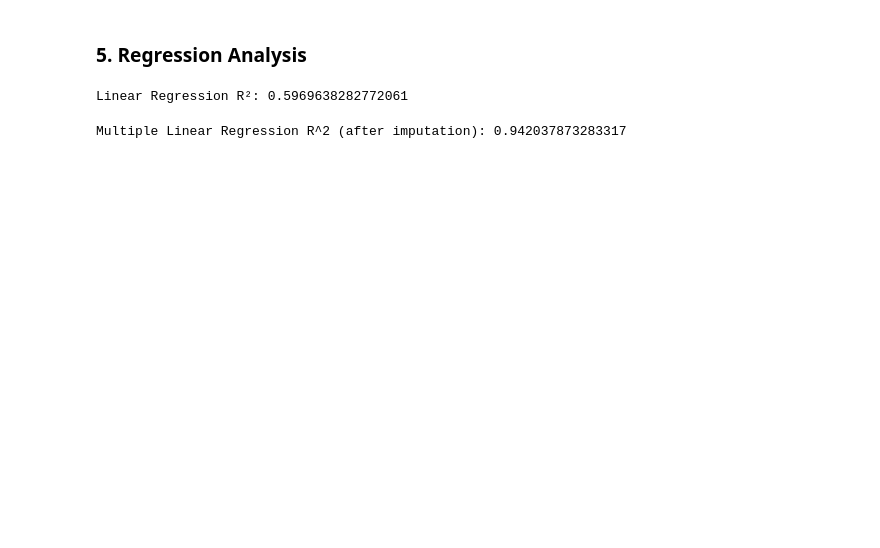
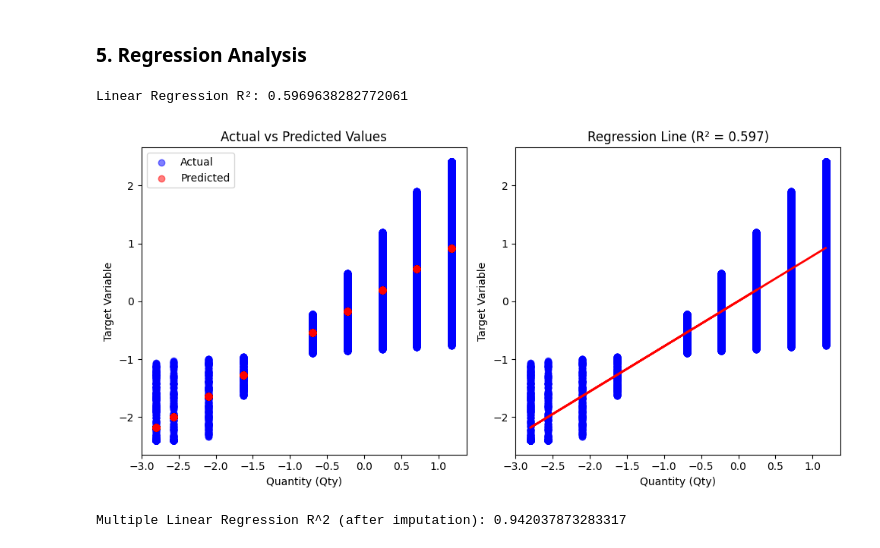
Before and after one commit to Mahmoudabuelfadl25/-Basics-of-Python-in-Data-Analytics, a Jupyter notebook: retail.ipynb, the cells around one changed output. Cells and saved outputs as stored; diff of their text form; code cells hidden in the pictures; blank space fills up the shorter version.

```diff
--- a/retail.ipynb
+++ b/retail.ipynb
@@ -594,6 +660,34 @@ y_pred_lr = lr.predict(X_test[['Qty']])
 print("Linear Regression R²:", r2_score(y_test, y_pred_lr))
 # %% [output]
 Linear Regression R²: 0.5969638282772061
+# %%
+import matplotlib.pyplot as plt
+import numpy as np
+
+# Plotting regression results
+plt.figure(figsize=(10, 5))
+
+# 1. Scatter plot of actual vs predicted values
+plt.subplot(1, 2, 1)
+plt.scatter(X_test['Qty'], y_test, color='blue', alpha=0.5, label='Actual')
+plt.scatter(X_test['Qty'], y_pred_lr, color='red', alpha=0.5, label='Predicted')
+plt.xlabel('Quantity (Qty)')
+plt.ylabel('Target Variable')
+plt.title('Actual vs Predicted Values')
+plt.legend()
+
+# 2. Regression line plot
+plt.subplot(1, 2, 2)
+plt.scatter(X_test['Qty'], y_test, color='blue', alpha=0.5)
+plt.plot(X_test['Qty'], y_pred_lr, color='red', linewidth=2)
+plt.xlabel('Quantity (Qty)')
+plt.ylabel('Target Variable')
+plt.title('Regression Line (R² = {:.3f})'.format(r2_score(y_test, y_pred_lr)))
+
+plt.tight_layout()
+plt.show()
+# %% [output]
+[figure, added]
 # %%
 from sklearn.linear_model import LinearRegression
 from sklearn.metrics import r2_score, mean_squared_error
```
Also changed, not shown: parts of 7 cells of this notebook.
